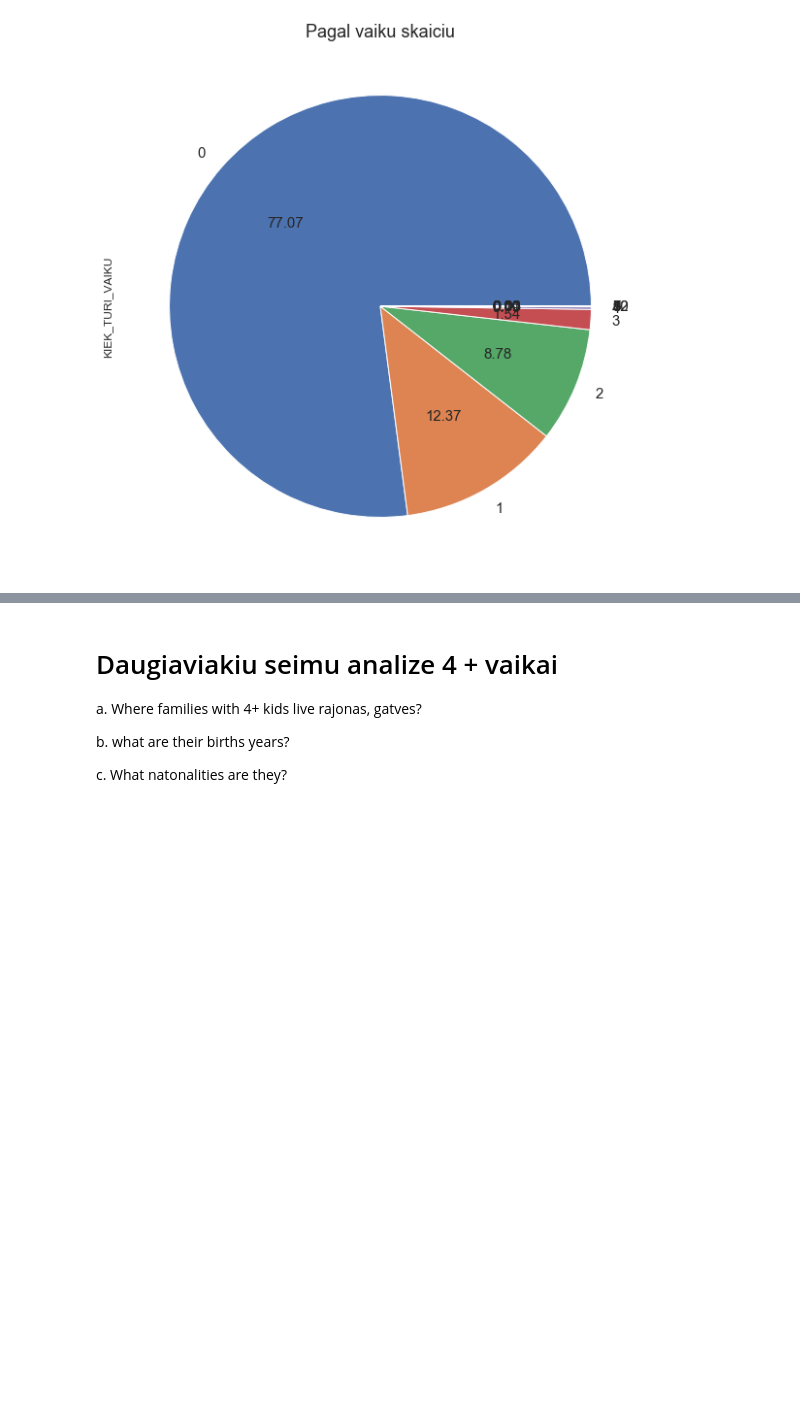
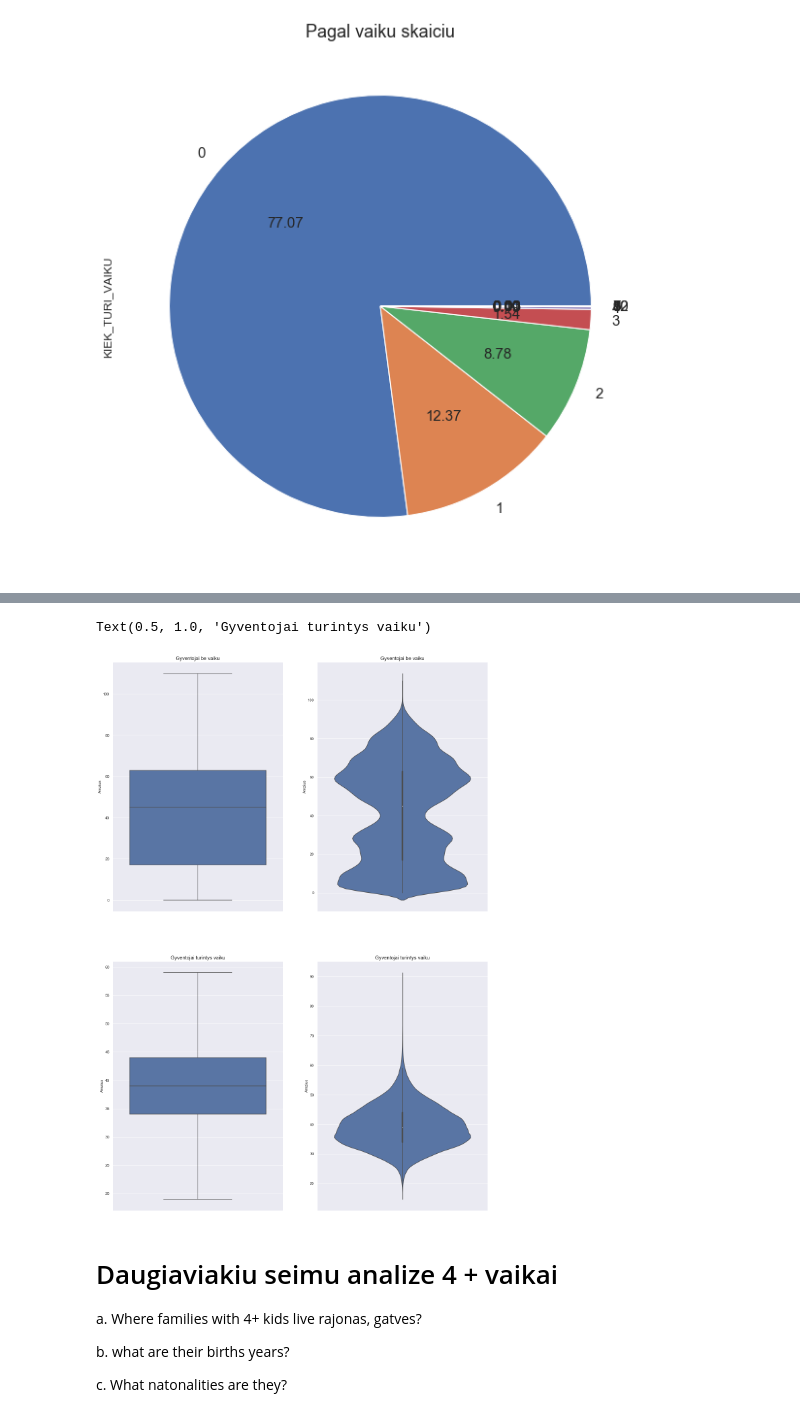
Before and after one commit to ValdemarQ/Explopring-Vilnius-Data, a Jupyter notebook: Vilnius Data.ipynb, the cells around one changed output, grey strips where cells are left out. Cells and saved outputs as stored; diff of their text form; code cells hidden in the pictures; blank space fills up the shorter version.

```diff
--- a/Vilnius Data.ipynb
+++ b/Vilnius Data.ipynb
@@ -293,0 +295,3 @@ Text(0.5, 1.0, 'Pagal vaiku skaiciu')
+# %%
+bevaiku = df[df['KIEK_TURI_VAIKU'] < 1]
+bevaiku.head()
@@ -293,0 +317,3 @@ Text(0.5, 1.0, 'Pagal vaiku skaiciu')
+# %%
+suvaikais = df[df['KIEK_TURI_VAIKU'] > 0]
+suvaikais.head()
@@ -294,3 +339,22 @@ Text(0.5, 1.0, 'Pagal vaiku skaiciu')
+# %%
+plt.figure(figsize=(20,30))
+plt.subplot(2,2,1)
+ax1 = sns.boxplot(y='Amzius', data=bevaiku, )
+ax1.set_title('Gyventojai be vaiku', fontsize=15)
+plt.subplot(2,2,2)
+ax2 = sns.violinplot(y='Amzius', data=bevaiku, )
+ax2.set_title('Gyventojai be vaiku',fontsize=15)
+
+
+plt.subplot(2,2,3)
+ax3 = sns.boxplot(y='Amzius', data=suvaikais, showfliers=False )
+ax3.set_title('Gyventojai turintys vaiku',fontsize=15)
+plt.subplot(2,2,4)
+ax4 = sns.violinplot(y='Amzius', data=suvaikais,  )
+ax4.set_title('Gyventojai turintys vaiku',fontsize=15)
+# %% [output]
+Text(0.5, 1.0, 'Gyventojai turintys vaiku')
+[figure, added]
 # %% [markdown]
 # Daugiaviakiu seimu analize 4 + vaikai
 
```
Also changed, not shown: parts of 12 cells of this notebook.
